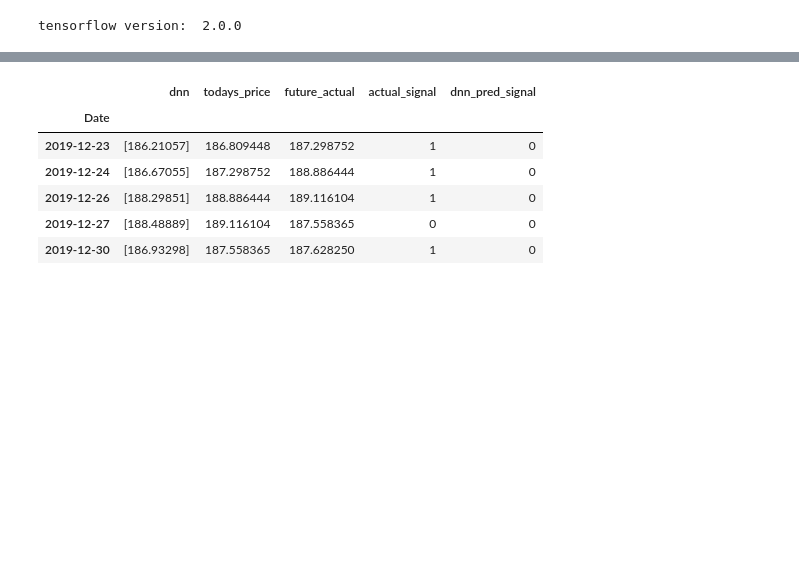
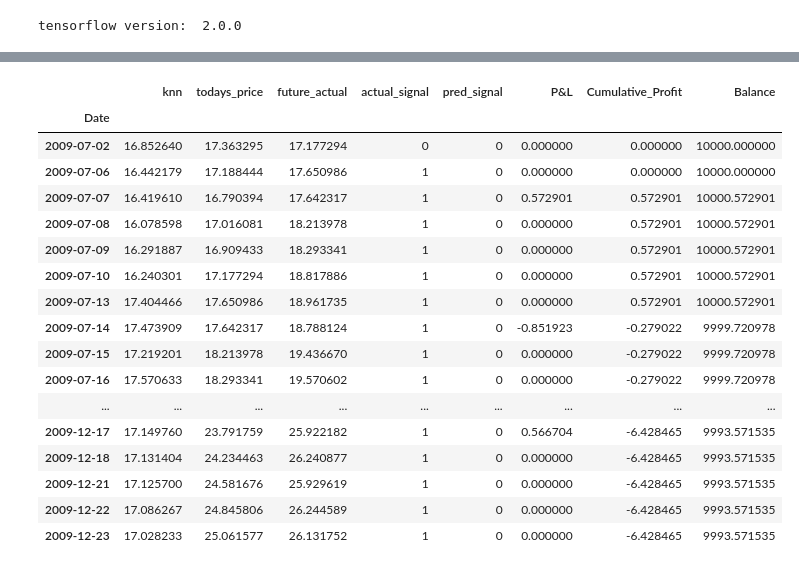
Before and after one commit to rezan21/Stock-Regression, a Jupyter notebook: Stock_Regression.ipynb, the cells around one changed output, grey strips where cells are left out. Saved outputs shown, nothing was run; the diff lists cells and outputs as text; code cells hidden in the pictures; blank space fills up the shorter version.

```diff
--- a/Stock_Regression.ipynb
+++ b/Stock_Regression.ipynb
@@ -400,14 +352,13 @@ dtype: int64
 # %%
 # data prep.
-TARGET="V"
-SEQ_LEN=10 # previous data
-PERIOD=1 # future data
-FEATURES_TYPE="shifted"
+SEQ_LEN=3 # previous data
+PERIOD=5 # future data
+FEATURES_TYPE="since"
 FORWARD_TEST = True
-SCALING = "none" # none / minmax / standard
+SCALING = "standard" # none / minmax / standard
 SPLIT_SIZE = 0.5 # training size
-
-processed_data = process_reg_data(target=TARGET, seq_len=SEQ_LEN, period=PERIOD, features_type=FEATURES_TYPE, df=DF)
+RSI = None
+processed_data = process_reg_data(target=TARGET, seq_len=SEQ_LEN, period=PERIOD, features_type=FEATURES_TYPE, df=DF, rsi=RSI)
 X_train, X_test, y_train, y_test, test_df = split_data(forward_test=FORWARD_TEST, scaling=SCALING, split_size=SPLIT_SIZE, proc_data=processed_data)
 
 print(f"processed shape: {processed_data.shape}", end=f"\n{sep}\n")
@@ -480,5 +481,59 @@ pred_table["actual_signal"] = pred_table.apply(lambda x: 1 if x["future_actual"]
 for m1 in models.keys():
     pred_table[f"{m1}_pred_signal"] = pred_table.apply(lambda x: 1  if x[m1] >= x["todays_price"] else 0, axis=1) # strategy signal
 
-pred_table.tail()
+
+
+trade_perfs = []
+for PREDICTOR in models.keys():
+    trade_df = pred_table[[PREDICTOR, "todays_price", "future_actual", "actual_signal", f"{PREDICTOR}_pred_signal"]]
+    trade_df.columns = ["pred_signal" if n.endswith("pred_signal") else n for n in trade_df.columns] # rename last col.
+
+
+    preds = trade_df["pred_signal"]
+    acts = trade_df["actual_signal"]
+
+    # longs and shorts
+    try:
+        zero = preds.value_counts()[0]
+    except:
+        zero = None
+    try:
+        one = preds.value_counts()[1]
+    except:
+        one = None
+
+    pos = None
+    ALLOW_SHORTS = True
+    BALANCE = 10000.00
+    _balance = BALANCE
+    first_iter = True
+    trade_df["P&L"] = trade_df.apply(return_profit, axis=1)
+    trade_df["Cumulative_Profit"] = trade_df["P&L"].cumsum()
+    trade_df['Balance'] = trade_df.apply(get_balance, axis=1)
+
+    # financial perf.
+    trade_perf = {
+        "alg":PREDICTOR,
+        "final_balance":trade_df["Balance"][-1],
+        "avg_profit":trade_df["P&L"].mean(),
+        "total_profit":trade_df["Cumulative_Profit"][-1],
+        "Shorts":zero,
+        "Longs":one,
+    }
+
+
+    # alg. perf.
+    trade_perf.update({
+        "ACC":accuracy_score(acts, preds),
+        "AUC":roc_auc_score(acts, preds),
+        "PRECISION_0":precision_recall_fscore_support(acts, preds)[0][0],
+        "PRECISION_1":precision_recall_fscore_support(acts, preds)[0][1]
+    })
+
+    trade_perfs.append(trade_perf)
+
+
+
+# pd.DataFrame(trade_perfs).sort_values("total_profit", ascending=False)
+trade_df
 # %% [output]
@@ -485,7 +541,18 @@ pred_table.tail()
-|  | dnn | todays_price | future_actual | actual_signal | dnn_pred_signal |
-| Date |  |  |  |  |  |
-| 2019-12-23 | [186.21057] | 186.809448 | 187.298752 | 1 | 0 |
-| 2019-12-24 | [186.67055] | 187.298752 | 188.886444 | 1 | 0 |
-| 2019-12-26 | [188.29851] | 188.886444 | 189.116104 | 1 | 0 |
-| 2019-12-27 | [188.48889] | 189.116104 | 187.558365 | 0 | 0 |
-| 2019-12-30 | [186.93298] | 187.558365 | 187.628250 | 1 | 0 |
+|  | knn | todays_price | future_actual | actual_signal | pred_signal | P&L | Cumulative_Profit | Balance |
+| Date |  |  |  |  |  |  |  |  |
+| 2009-07-02 | 16.852640 | 17.363295 | 17.177294 | 0 | 0 | 0.000000 | 0.000000 | 10000.000000 |
+| 2009-07-06 | 16.442179 | 17.188444 | 17.650986 | 1 | 0 | 0.000000 | 0.000000 | 10000.000000 |
+| 2009-07-07 | 16.419610 | 16.790394 | 17.642317 | 1 | 0 | 0.572901 | 0.572901 | 10000.572901 |
+| 2009-07-08 | 16.078598 | 17.016081 | 18.213978 | 1 | 0 | 0.000000 | 0.572901 | 10000.572901 |
+| 2009-07-09 | 16.291887 | 16.909433 | 18.293341 | 1 | 0 | 0.000000 | 0.572901 | 10000.572901 |
+| 2009-07-10 | 16.240301 | 17.177294 | 18.817886 | 1 | 0 | 0.000000 | 0.572901 | 10000.572901 |
+| 2009-07-13 | 17.404466 | 17.650986 | 18.961735 | 1 | 0 | 0.000000 | 0.572901 | 10000.572901 |
+| 2009-07-14 | 17.473909 | 17.642317 | 18.788124 | 1 | 0 | -0.851923 | -0.279022 | 9999.720978 |
+| 2009-07-15 | 17.219201 | 18.213978 | 19.436670 | 1 | 0 | 0.000000 | -0.279022 | 9999.720978 |
+| 2009-07-16 | 17.570633 | 18.293341 | 19.570602 | 1 | 0 | 0.000000 | -0.279022 | 9999.720978 |
+| ... | ... | ... | ... | ... | ... | ... | ... | ... |
+| 2009-12-17 | 17.149760 | 23.791759 | 25.922182 | 1 | 0 | 0.566704 | -6.428465 | 9993.571535 |
+| 2009-12-18 | 17.131404 | 24.234463 | 26.240877 | 1 | 0 | 0.000000 | -6.428465 | 9993.571535 |
+| 2009-12-21 | 17.125700 | 24.581676 | 25.929619 | 1 | 0 | 0.000000 | -6.428465 | 9993.571535 |
+| 2009-12-22 | 17.086267 | 24.845806 | 26.244589 | 1 | 0 | 0.000000 | -6.428465 | 9993.571535 |
+| 2009-12-23 | 17.028233 | 25.061577 | 26.131752 | 1 | 0 | 0.000000 | -6.428465 | 9993.571535 |
```
Also changed, not shown: parts of 11 cells of this notebook.
